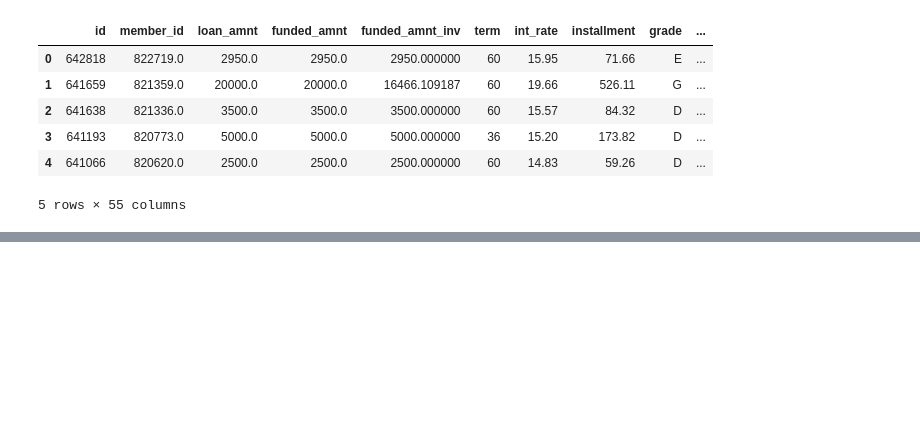
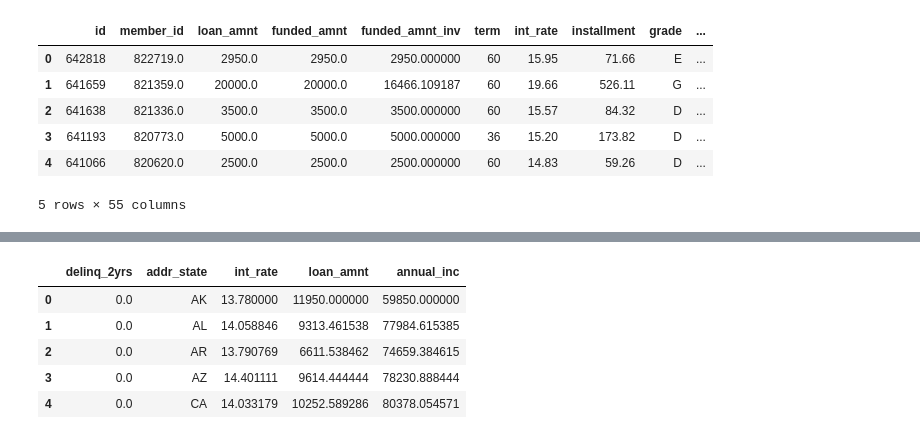
Before and after one commit to bajajsweta/Lending-Club-Analysis, a Jupyter notebook: Loan_Data/Declined Loans in Loan Files IPython Notebooks/Loan3aDf_not_meet_loan_status.ipynb, the cells around one changed output, grey strips where cells are left out. Cells and saved outputs as stored; diff of their text form; code cells hidden in the pictures; blank space fills up the shorter version.

```diff
--- a/Loan_Data/Declined Loans in Loan Files IPython Notebooks/Loan3aDf_not_meet_loan_status.ipynb
+++ b/Loan_Data/Declined Loans in Loan Files IPython Notebooks/Loan3aDf_not_meet_loan_status.ipynb
@@ -197,3 +195,13 @@ ax = sns.boxplot(x="term", y="int_rate",hue='grade',data=avg_rate, palette="Set3
+# %%
+avg_rate_by_delin = df.groupby(['delinq_2yrs','addr_state'],as_index=False)['int_rate','loan_amnt','annual_inc'].mean()
+avg_rate_by_delin.head()
+# %% [output]
+|  | delinq_2yrs | addr_state | int_rate | loan_amnt | annual_inc |
+| 0 | 0.0 | AK | 13.780000 | 11950.000000 | 59850.000000 |
+| 1 | 0.0 | AL | 14.058846 | 9313.461538 | 77984.615385 |
+| 2 | 0.0 | AR | 13.790769 | 6611.538462 | 74659.384615 |
+| 3 | 0.0 | AZ | 14.401111 | 9614.444444 | 78230.888444 |
+| 4 | 0.0 | CA | 14.033179 | 10252.589286 | 80378.054571 |
 # %%
 #("size", y="total_bill", data=tips, palette="Blues_d")
 #ax = sns.barplot(x="emp_length", y="loan_amnt", hue="loan_status",data=avg_rate, jitter=True, palette="Set2", split=True)
```
Also changed, not shown: parts of 15 cells of this notebook, 4 other files.
